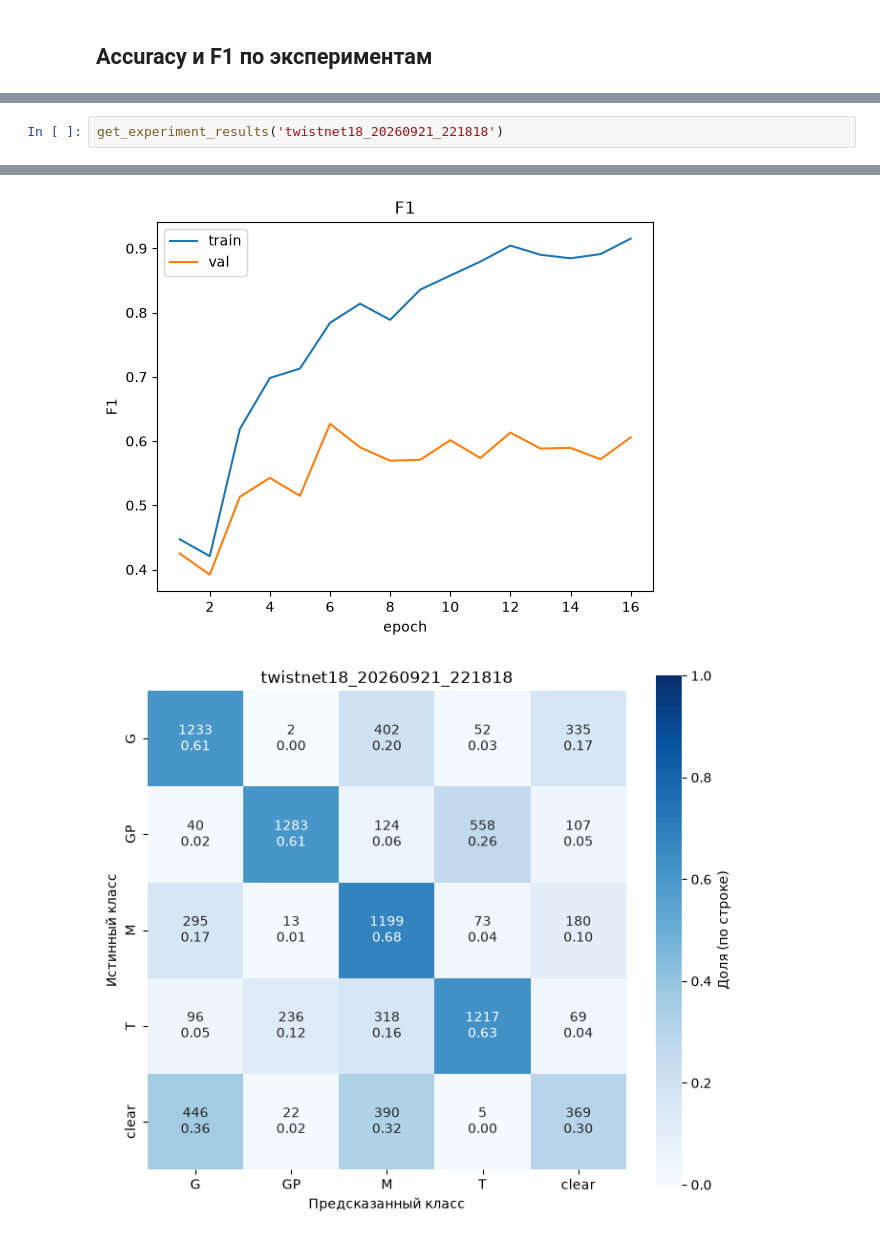
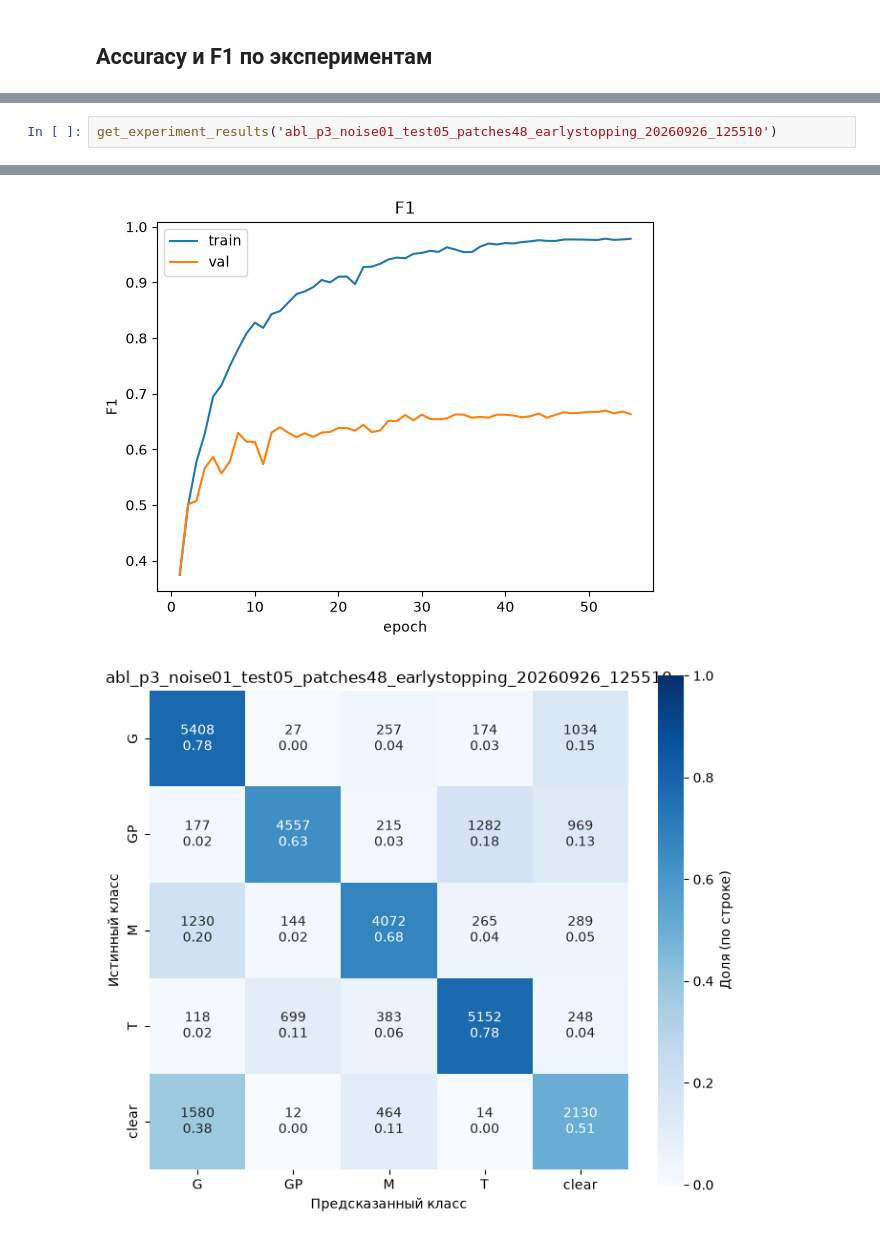
Before and after one commit to Ilyaant/federated-learning-experiments, a Jupyter notebook: notebooks/metrics_lookup.ipynb, the cells around one changed output, grey strips where cells are left out. Drawn from its saved outputs; the diff is of its cells as text.

Commit message:
finish experiments

```diff
--- a/notebooks/metrics_lookup.ipynb
+++ b/notebooks/metrics_lookup.ipynb
@@ -172,3 +178,3 @@ pd.DataFrame({
 # %%
-get_experiment_results('twistnet18_20260921_221818')
+get_experiment_results('abl_p3_noise01_test05_patches48_earlystopping_20260926_125510')
 # %% [output]
@@ -183,2 +189,2 @@ f1         0.784095  0.626844  0.564733
-[figure, old version]
+[figure, new version]
-[figure, old version]
+[figure, new version]
```
Also changed, not shown: parts of 2 cells of this notebook, 26 other files.
